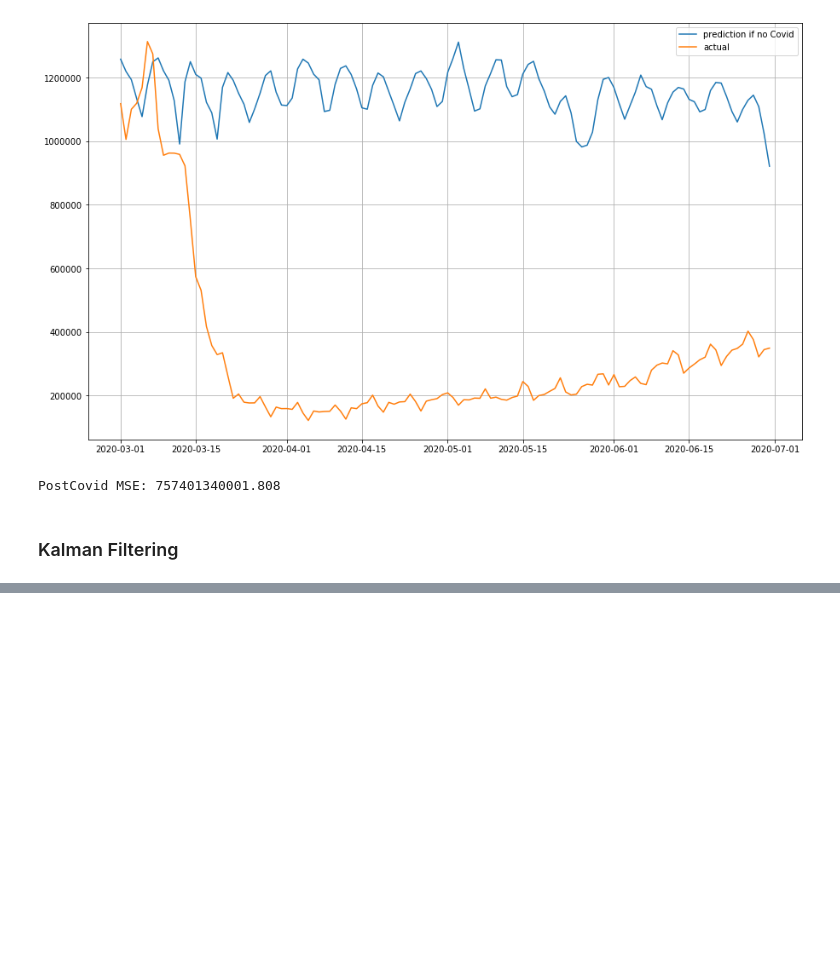
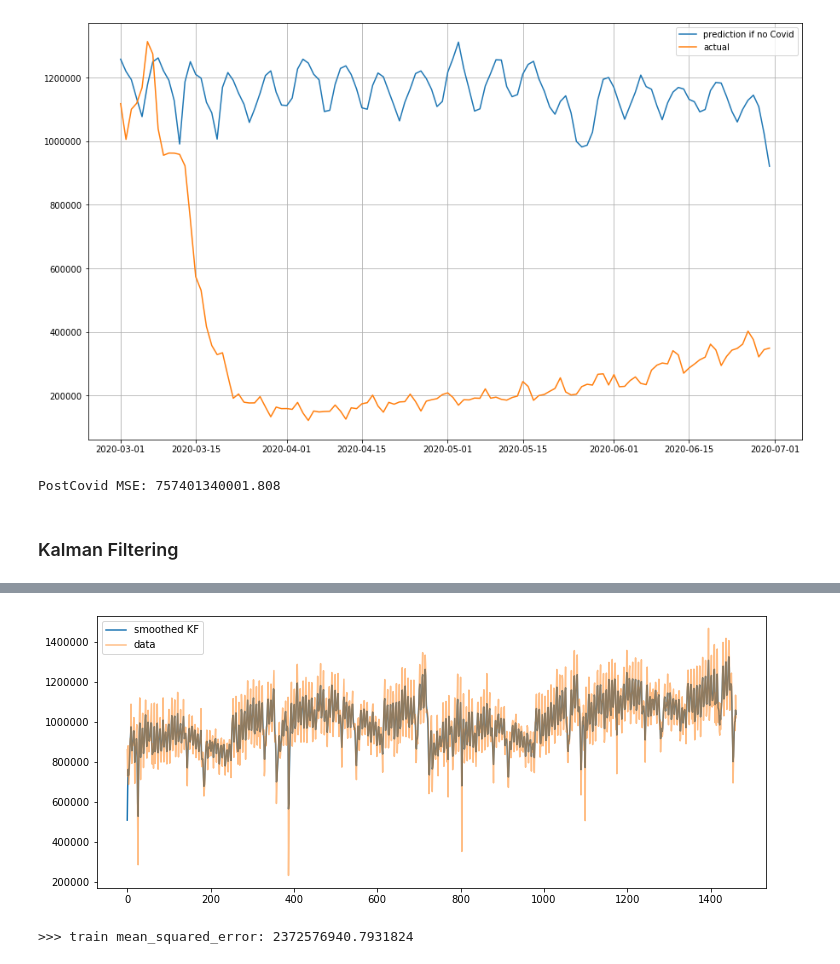
Before and after one commit to sujeongcha/TimeSeries-Transporation-and-Covid19, a Jupyter notebook: Modelling/taxi_modelling.ipynb, the cells around one changed output, grey strips where cells are left out. Cells and saved outputs as stored; diff of their text form; code cells hidden in the pictures; blank space fills up the shorter version.

```diff
--- a/Modelling/taxi_modelling.ipynb
+++ b/Modelling/taxi_modelling.ipynb
@@ -359,0 +335,26 @@ def MSE(pred):
+# %%
+n_dim_state = 1
+n_dim_obs = 1
+kf_daily_orig = KalmanFilter(n_dim_state=n_dim_state, n_dim_obs=n_dim_obs,
+                  transition_matrices = np.eye(n_dim_state),
+                  transition_covariance = np.eye(n_dim_state),
+                  observation_matrices = np.eye(n_dim_obs, n_dim_state),
+                  observation_covariance = np.eye(n_dim_obs),
+                  initial_state_mean = np.zeros(n_dim_state),
+                  initial_state_covariance = np.eye(n_dim_state),
+                  random_state=42)
+kf_daily_orig = kf_daily_orig.em(train, n_iter=5, em_vars='all')
+# %%
+filtered_mean_orig, filtered_cov_orig = kf_daily_orig.filter(train)
+smoothed_mean_orig, smoothed_cov_orig = kf_daily_orig.smooth(train)
+# %%
+plt.figure(figsize=(12,5))
+plt.plot(smoothed_mean_orig, label="smoothed KF")
+# plt.plot(filtered_mean_orig, label="filtered KF")
+plt.plot(train.values, label="data", alpha=0.5)
+plt.legend()
+plt.show()
+print(f'>>> train mean_squared_error: {mean_squared_error(preCovid.values[:len(train)], smoothed_mean_orig[:len(train)])}')
+# %% [output]
+[figure, added]
+>>> train mean_squared_error: 2372576940.7931824
```
Also changed, not shown: parts of 29 cells of this notebook.
